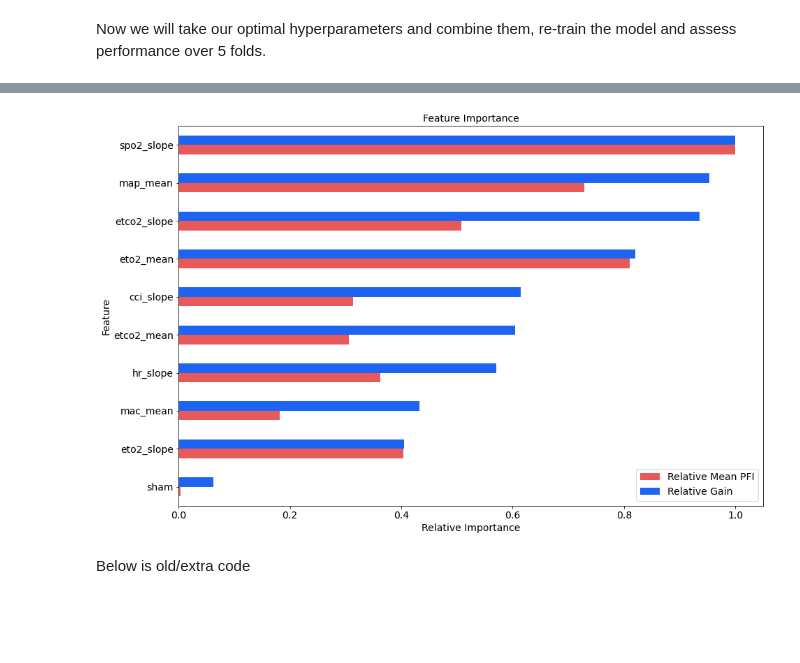
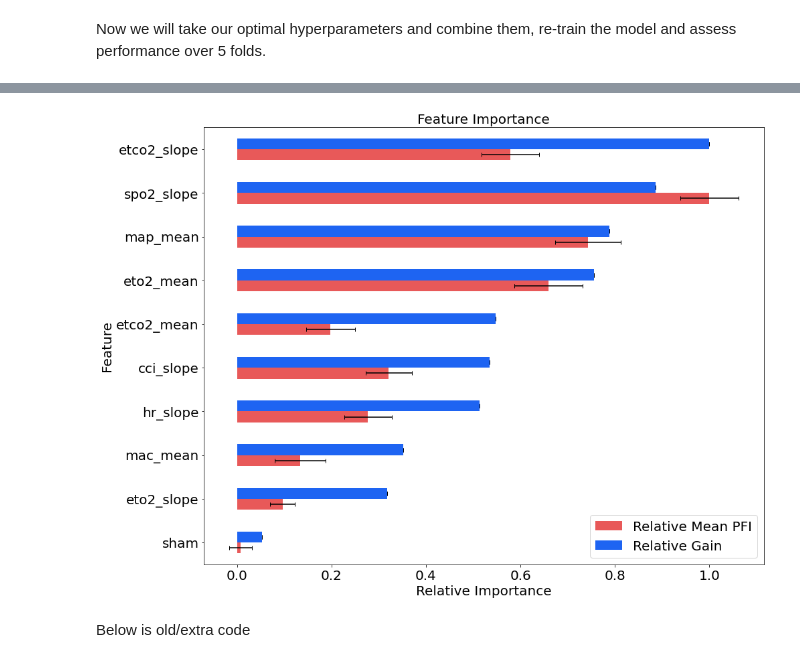
Before and after one commit to philpries/rso2-analysis, a Jupyter notebook: xgboost_analysis_secondaryModel.ipynb, the cells around one changed output, grey strips where cells are left out. Drawn from its saved outputs; the diff is of its cells as text; code cells hidden in the pictures; blank space fills up the shorter version.

```diff
--- a/xgboost_analysis_secondaryModel.ipynb
+++ b/xgboost_analysis_secondaryModel.ipynb
@@ -152,7 +152,7 @@ aucs = []; accuracies = []; briers = [];f1s = []
 
 for paramSet in tqdm(params):
     #MODIFY CLASSIFER BASED ON PARAMETERS TO TUNE
-    clf = XGBClassifier(use_label_encoder=False,random_state=0,learning_rate=0.08, max_depth=3,min_child_weight=4,reg_alpha=0.15,reg_lambda=0.15,colsample_bytree=0.5,subsample=0.6,gamma=0.6,**paramSet,monotone_constraints=constraints,tree_method="hist")
+    clf = XGBClassifier(use_label_encoder=False,random_state=0,learning_rate=0.1, max_depth=6,min_child_weight=5,gamma=0.1,colsample_bytree=0.8,subsample=0.8, reg_alpha=0.1,reg_lambda=0.2,**paramSet,monotone_constraints=constraints,tree_method="hist")
 
     auc_cvs = []
     accuracy_cvs=[]
@@ -232,6 +241,7 @@ tprs = []
 aucs = []
 mean_fpr = np.linspace(0, 1, 100)
 PFIs = np.zeros((k,10))
+PFIs_std = np.zeros((k,10))
 
 fig, ax = plt.subplots()
 for i in tqdm(range(k)):
@@ -270,17 +280,18 @@ for i in tqdm(range(k)):
 
     viz = plot_roc_curve(clf,xTest_transform,yTest,
                          name='ROC fold {}'.format(i+1),
-                         alpha=0.3, lw=1, ax=ax)
+                         alpha=0.3, lw=2.5, ax=ax)
     interp_tpr = np.interp(mean_fpr, viz.fpr, viz.tpr)
     interp_tpr[0] = 0.0
     tprs.append(interp_tpr)
     aucs.append(viz.roc_auc)
 
     #calculate PFI and add to array for averaging
-    perm_importance = permutation_importance(clf, xTest_transform, yTest)
+    perm_importance = permutation_importance(clf, xTest_transform, yTest,n_repeats=100)
     PFIs[i,]=np.array(perm_importance.importances_mean)
+    PFIs_std[i,]=np.array(perm_importance.importances_std)
 
-ax.plot([0, 1], [0, 1], linestyle='--', lw=2, color='r',
+ax.plot([0, 1], [0, 1], linestyle='--', lw=3, color='r',
         label='Chance', alpha=.8)
 
 mean_tpr = np.mean(tprs, axis=0)
@@ -289,7 +300,7 @@ mean_auc = auc(mean_fpr, mean_tpr)
 std_auc = np.std(aucs)
 ax.plot(mean_fpr, mean_tpr, color='b',
         label=r'Mean ROC (AUC = %0.2f $\pm$ %0.2f)' % (mean_auc, std_auc),
-        lw=2, alpha=.8)
+        lw=3, alpha=.8)
 
 std_tpr = np.std(tprs, axis=0)
 tprs_upper = np.minimum(mean_tpr + std_tpr, 1)
@@ -328,9 +339,14 @@ results
 # %%
 PFIs = pd.DataFrame(PFIs)
+PFIs_std= pd.DataFrame(PFIs_std)
 PFIs.columns = xTrain_transform.columns
+PFIs_std.columns= xTrain_transform.columns
+PFIs_std= pd.DataFrame(PFIs_std)
 PFIs_summary = pd.DataFrame([PFIs[PFIs.columns].mean().to_numpy()], columns=PFIs.columns, index=['Relative Mean PFI'])
 PFIs_summary.sort_values(by=['Relative Mean PFI'],axis='columns',ascending=True,inplace=True)
-PFIs_summary=PFIs_summary.div(float(PFIs_summary.max(axis=1)),axis=1)
+divby = float(PFIs_summary.max(axis=1))
+PFIs_summary=PFIs_summary.div(divby,axis=1)
+PFIs_std=PFIs_std.div(divby,axis=1)
 # %%
 #train model with all data
 yTrain = spio.loadmat('yTrain1.mat',squeeze_me = True)
@@ -384,5 +400,7 @@ gainVals_summary.sort_values(by=['Relative Gain'],axis='columns',ascending=True,
 gainVals_summary=gainVals_summary.div(float(gainVals_summary.max(axis=1)),axis=1)
 # %%
 importancesSummary=gainVals_summary.append(PFIs_summary)
+importancesSummary=importancesSummary.append(pd.DataFrame([PFIs_std[PFIs_std.columns].mean().to_numpy()], columns=PFIs_std.columns, index=['PFI Std']))
+
 importancesSummary
 # %% [output]
@@ -392,15 +411,16 @@ importancesSummary
 # %%
 fig, ax = plt.subplots()
-importancesSummary.transpose().plot.barh(y=["Relative Mean PFI","Relative Gain"],ax=ax,fontsize=14,color={"Relative Gain": "#1E64F2", "Relative Mean PFI": "#E85959"})
+importancesSummary.transpose().plot.barh(y=["Relative Mean PFI","Relative Gain"],ax=ax,fontsize=20,color={"Relative Gain": "#1E64F2", "Relative Mean PFI": "#E85959"}, xerr=[importancesSummary.transpose()['PFI Std'],np.zeros(10)], capsize=3)
 
-ax.set_ylabel(ylabel="Feature",fontsize=14)
-ax.set_xlabel(xlabel="Relative Importance",fontsize=14)
-ax.set_title(label="Feature Importance",fontsize=14)
-fig.set_size_inches(15, 10, forward=True)
-plt.legend(prop={'size': 14})
+
+ax.set_ylabel(ylabel="Feature",fontsize=20)
+ax.set_xlabel(xlabel="Relative Importance",fontsize=20)
+ax.set_title(label="Feature Importance",fontsize=20)
+fig.set_size_inches(15, 12, forward=True)
+plt.legend(prop={'size': 20})
 plt.show()
 # %% [output]
-[figure, old version]
+[figure, new version]
 # %% [markdown]
 Below is old/extra code
 # %%
```
Also changed, not shown: parts of 10 cells of this notebook, 1 other file.
